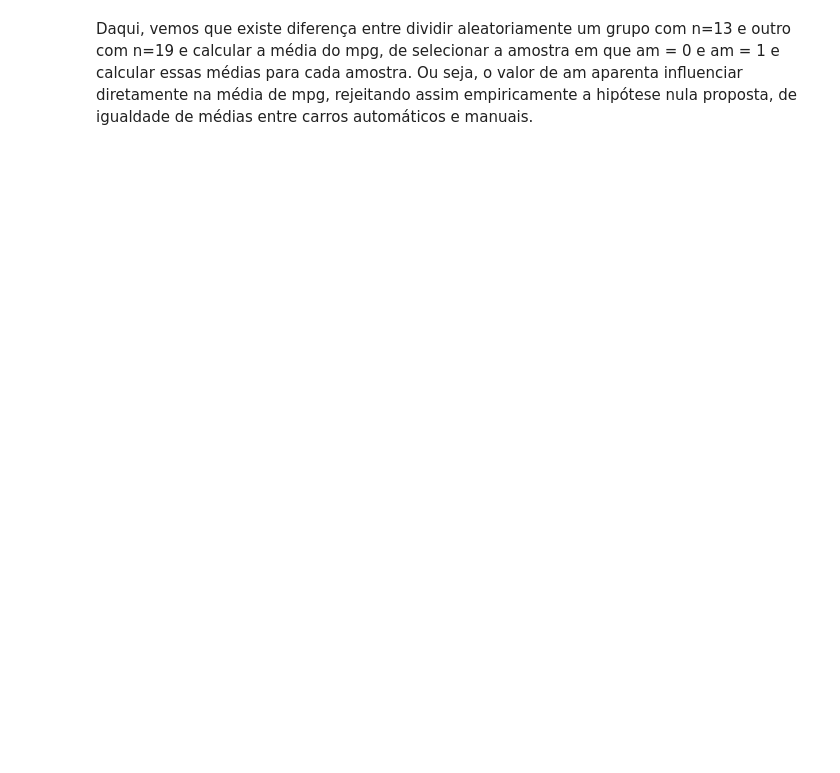
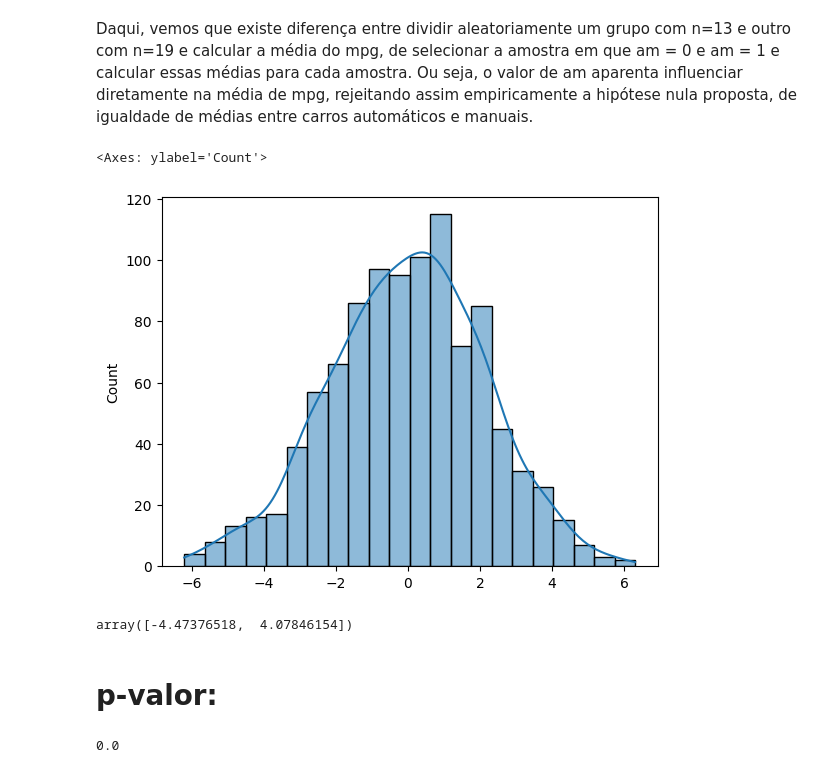
Before and after one commit to penasta/CE2---Python, a Jupyter notebook: Bruno_Toledo_ex3.ipynb, the cells around one changed output. Drawn from its saved outputs; the diff is of its cells as text; code cells hidden in the pictures; blank space fills up the shorter version.

```diff
--- a/Bruno_Toledo_ex3.ipynb
+++ b/Bruno_Toledo_ex3.ipynb
@@ -65,2 +66,17 @@ Média das diferenças: -0.09944291497975831
 # %% [markdown]
 Daqui, vemos que existe diferença entre dividir aleatoriamente um grupo com n=13 e outro com n=19 e calcular a média do mpg, de selecionar a amostra em que am = 0 e am = 1 e calcular essas médias para cada amostra. Ou seja, o valor de am aparenta influenciar diretamente na média de mpg, rejeitando assim empiricamente a hipótese nula proposta, de igualdade de médias entre carros automáticos e manuais.
+# %%
+sns.histplot(difs,kde=True)
+# %% [output]
+<Axes: ylabel='Count'>
+[figure, added]
+# %%
+np.quantile(difs,[.025,.975])
+# %% [output]
+array([-4.47376518,  4.07846154])
+# %% [markdown]
+# p-valor:
+# %%
+(np.array(difs) > 7.245).mean()
+# %% [output]
+0.0
```
Also changed, not shown: parts of 3 cells of this notebook, 1 other file.
